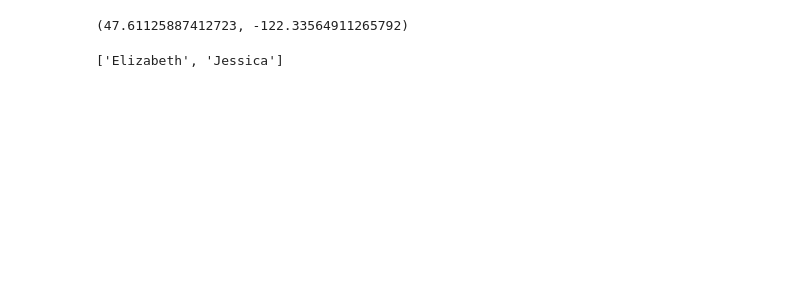
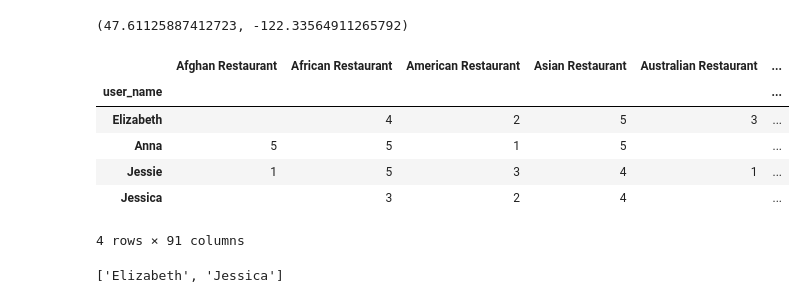
Before and after one commit to Astayonix/BattleOfTheNeighborhoods, a Jupyter notebook: I_Dont_Know_Where_Do_You_Want_to_Eat.ipynb, the cells around one changed output. Saved outputs shown, nothing was run; the diff lists cells and outputs as text; code cells hidden in the pictures; blank space fills up the shorter version.

```diff
--- a/I_Dont_Know_Where_Do_You_Want_to_Eat.ipynb
+++ b/I_Dont_Know_Where_Do_You_Want_to_Eat.ipynb
@@ -270,6 +268,23 @@ central_location = get_central_loc(lunch_buddies)
 central_location
 # %% [output]
 (47.61125887412723, -122.33564911265792)
+# %%
+def get_lunch_buddy_sparse_matrix(user_list):
+    '''
+    Returns the sparse matrix of the selected lunch buddies
+    '''
+    return user_category_matrix.loc[user_list]
+
+buddy_sparse_matrix = get_lunch_buddy_sparse_matrix(lunch_buddies)
+buddy_sparse_matrix
+# %% [output]
+|  | Afghan Restaurant | African Restaurant | American Restaurant | Asian Restaurant | Australian Restaurant | ... |
+| user_name |  |  |  |  |  | ... |
+| Elizabeth |  | 4 | 2 | 5 | 3 | ... |
+| Anna | 5 | 5 | 1 | 5 |  | ... |
+| Jessie | 1 | 5 | 3 | 4 | 1 | ... |
+| Jessica |  | 3 | 2 | 4 |  | ... |
+4 rows × 91 columns
 # %%
 # What to do about people at the same location?  Let's group them for mapping purposes
 def check_for_dupe_locs():
```
Also changed, not shown: parts of 5 cells of this notebook.
